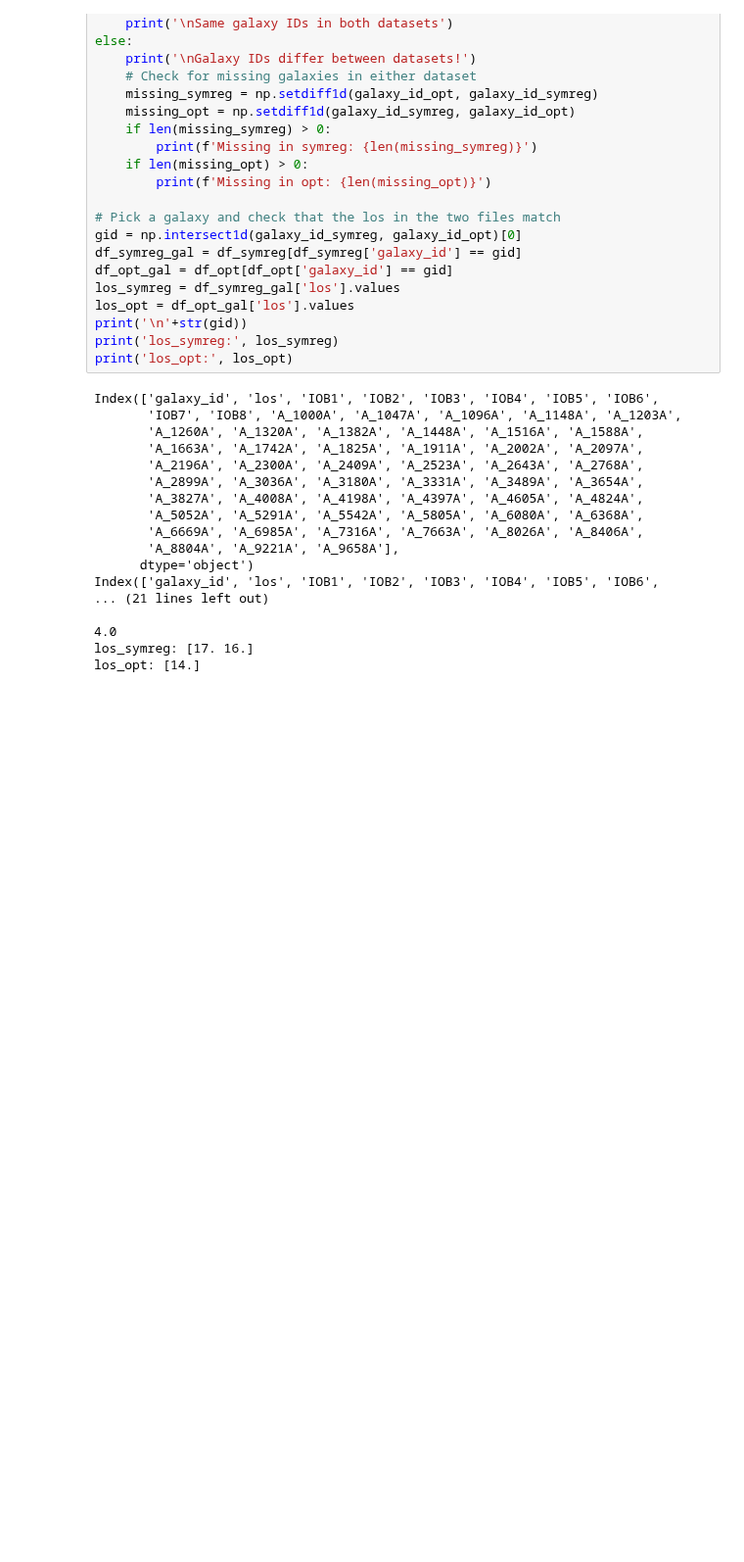
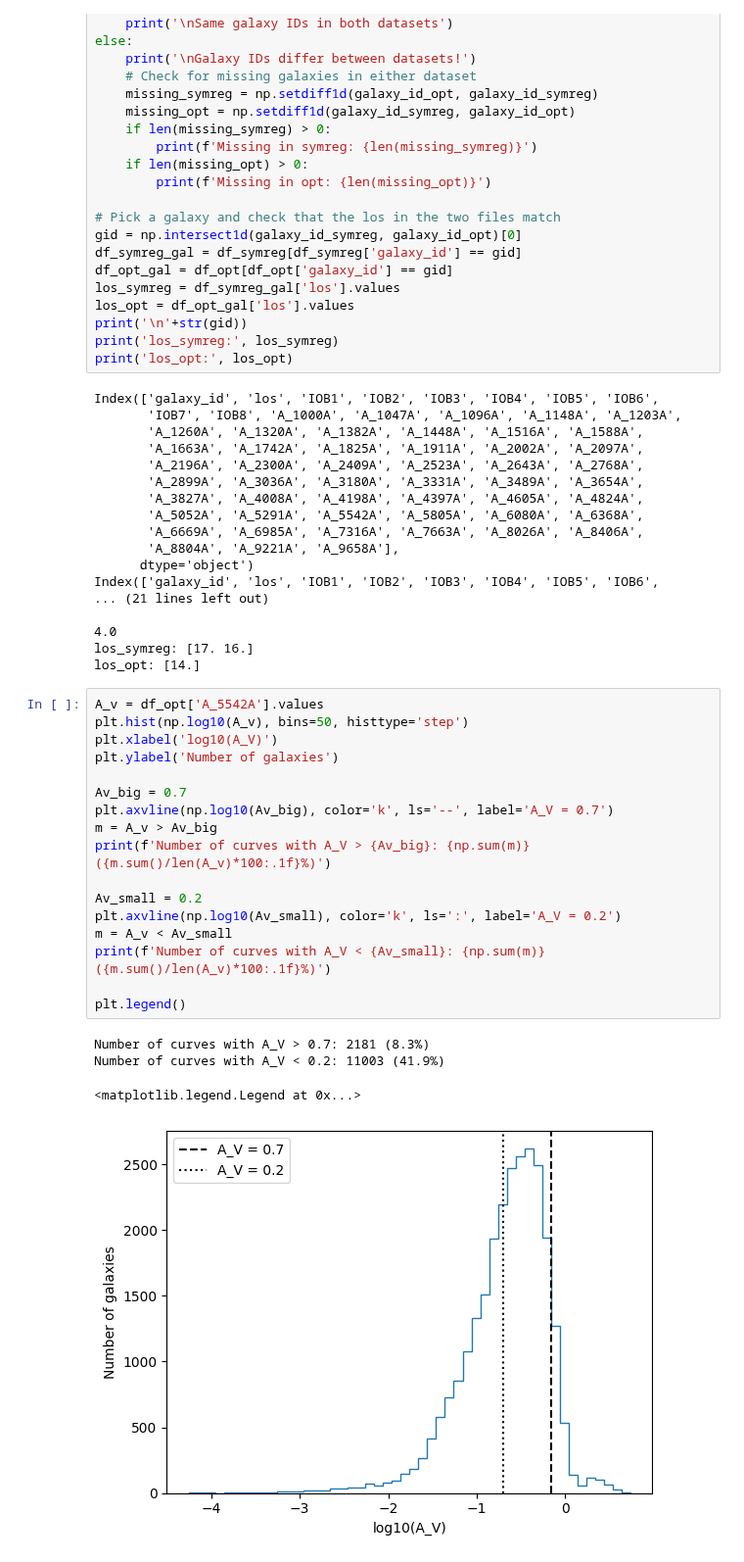
Before and after one commit to maho3/iob-attenuation, a Jupyter notebook: symbolic_regression/test_data.ipynb, the cells around one changed output. Shown at 98% size. Drawn from its saved outputs; the diff is of its cells as text; blank space fills up the shorter version.

```diff
--- a/symbolic_regression/test_data.ipynb
+++ b/symbolic_regression/test_data.ipynb
@@ -60,3 +61,25 @@ Index(['galaxy_id', 'los', 'IOB1', 'IOB2', 'IOB3', 'IOB4', 'IOB5', 'IOB6',
 4.0
 los_symreg: [17. 16.]
 los_opt: [14.]
+# %%
+A_v = df_opt['A_5542A'].values
+plt.hist(np.log10(A_v), bins=50, histtype='step')
+plt.xlabel('log10(A_V)')
+plt.ylabel('Number of galaxies')
+
+Av_big = 0.7
+plt.axvline(np.log10(Av_big), color='k', ls='--', label='A_V = 0.7')
+m = A_v > Av_big
+print(f'Number of curves with A_V > {Av_big}: {np.sum(m)} ({m.sum()/len(A_v)*100:.1f}%)')
+
+Av_small = 0.2
+plt.axvline(np.log10(Av_small), color='k', ls=':', label='A_V = 0.2')
+m = A_v < Av_small
+print(f'Number of curves with A_V < {Av_small}: {np.sum(m)} ({m.sum()/len(A_v)*100:.1f}%)')
+
+plt.legend()
+# %% [output]
+Number of curves with A_V > 0.7: 2181 (8.3%)
+Number of curves with A_V < 0.2: 11003 (41.9%)
+<matplotlib.legend.Legend at 0x...>
+[figure, added]
```
Also changed, not shown: parts of 1 cell of this notebook, 13 other files.
